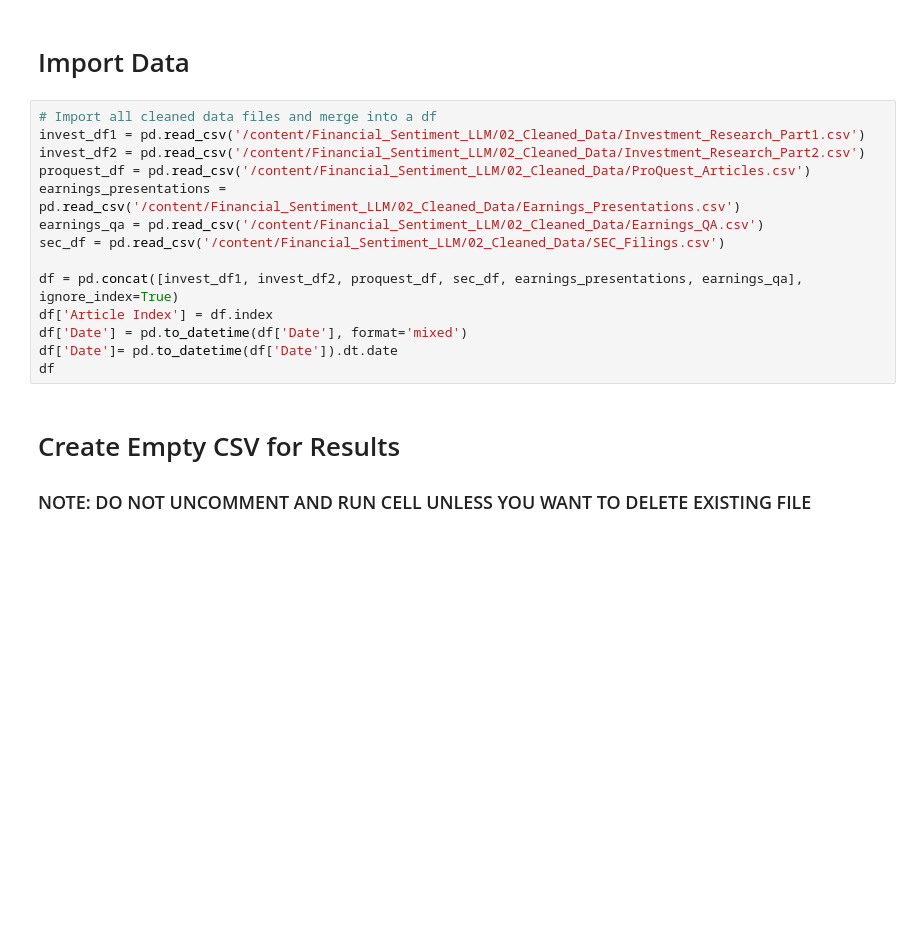
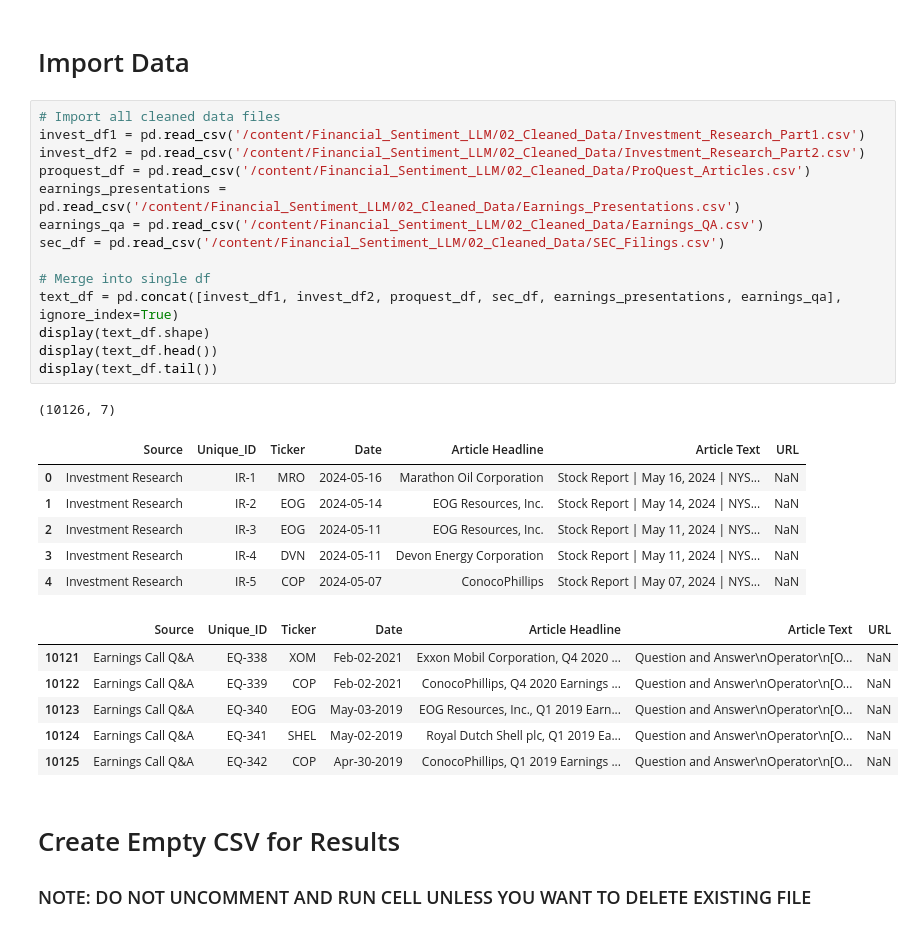
Before and after one commit to Kussil/Financial_Sentiment_LLM, a Jupyter notebook: 03_Sentiment_Analysis/Sentiment_Analysis_Gemini.ipynb, the cells around one changed output. Cells and saved outputs as stored; diff of their text form; blank space fills up the shorter version.

```diff
--- a/03_Sentiment_Analysis/Sentiment_Analysis_Gemini.ipynb
+++ b/03_Sentiment_Analysis/Sentiment_Analysis_Gemini.ipynb
@@ -13,19 +23,33 @@ os.environ['GITHUB_TOKEN'] = GITHUB_TOKEN
 # %% [markdown]
 # Import Data
 # %%
-# Import all cleaned data files and merge into a df
+# Import all cleaned data files
 invest_df1 = pd.read_csv('/content/Financial_Sentiment_LLM/02_Cleaned_Data/Investment_Research_Part1.csv')
 invest_df2 = pd.read_csv('/content/Financial_Sentiment_LLM/02_Cleaned_Data/Investment_Research_Part2.csv')
 proquest_df = pd.read_csv('/content/Financial_Sentiment_LLM/02_Cleaned_Data/ProQuest_Articles.csv')
 earnings_presentations = pd.read_csv('/content/Financial_Sentiment_LLM/02_Cleaned_Data/Earnings_Presentations.csv')
 earnings_qa = pd.read_csv('/content/Financial_Sentiment_LLM/02_Cleaned_Data/Earnings_QA.csv')
 sec_df = pd.read_csv('/content/Financial_Sentiment_LLM/02_Cleaned_Data/SEC_Filings.csv')
 
-df = pd.concat([invest_df1, invest_df2, proquest_df, sec_df, earnings_presentations, earnings_qa], ignore_index=True)
-df['Article Index'] = df.index
-df['Date'] = pd.to_datetime(df['Date'], format='mixed')
-df['Date']= pd.to_datetime(df['Date']).dt.date
-df
+# Merge into single df
+text_df = pd.concat([invest_df1, invest_df2, proquest_df, sec_df, earnings_presentations, earnings_qa], ignore_index=True)
+display(text_df.shape)
+display(text_df.head())
+display(text_df.tail())
+# %% [output]
+(10126, 7)
+|  | Source | Unique_ID | Ticker | Date | Article Headline | Article Text | URL |
+| 0 | Investment Research | IR-1 | MRO | 2024-05-16 | Marathon Oil Corporation | Stock Report | May 16, 2024 | NYS... | NaN |
+| 1 | Investment Research | IR-2 | EOG | 2024-05-14 | EOG Resources, Inc. | Stock Report | May 14, 2024 | NYS... | NaN |
+| 2 | Investment Research | IR-3 | EOG | 2024-05-11 | EOG Resources, Inc. | Stock Report | May 11, 2024 | NYS... | NaN |
+| 3 | Investment Research | IR-4 | DVN | 2024-05-11 | Devon Energy Corporation | Stock Report | May 11, 2024 | NYS... | NaN |
+| 4 | Investment Research | IR-5 | COP | 2024-05-07 | ConocoPhillips | Stock Report | May 07, 2024 | NYS... | NaN |
+|  | Source | Unique_ID | Ticker | Date | Article Headline | Article Text | URL |
+| 10121 | Earnings Call Q&A | EQ-338 | XOM | Feb-02-2021 | Exxon Mobil Corporation, Q4 2020 ... | Question and Answer\nOperator\n[O... | NaN |
+| 10122 | Earnings Call Q&A | EQ-339 | COP | Feb-02-2021 | ConocoPhillips, Q4 2020 Earnings ... | Question and Answer\nOperator\n[O... | NaN |
+| 10123 | Earnings Call Q&A | EQ-340 | EOG | May-03-2019 | EOG Resources, Inc., Q1 2019 Earn... | Question and Answer\nOperator\n[O... | NaN |
+| 10124 | Earnings Call Q&A | EQ-341 | SHEL | May-02-2019 | Royal Dutch Shell plc, Q1 2019 Ea... | Question and Answer\nOperator\n[O... | NaN |
+| 10125 | Earnings Call Q&A | EQ-342 | COP | Apr-30-2019 | ConocoPhillips, Q1 2019 Earnings ... | Question and Answer\nOperator\n[O... | NaN |
 # %% [markdown]
 # Create Empty CSV for Results
 ### NOTE: DO NOT UNCOMMENT AND RUN CELL UNLESS YOU WANT TO DELETE EXISTING FILE
```
Also changed, not shown: parts of 2 cells of this notebook, 1 other file.
